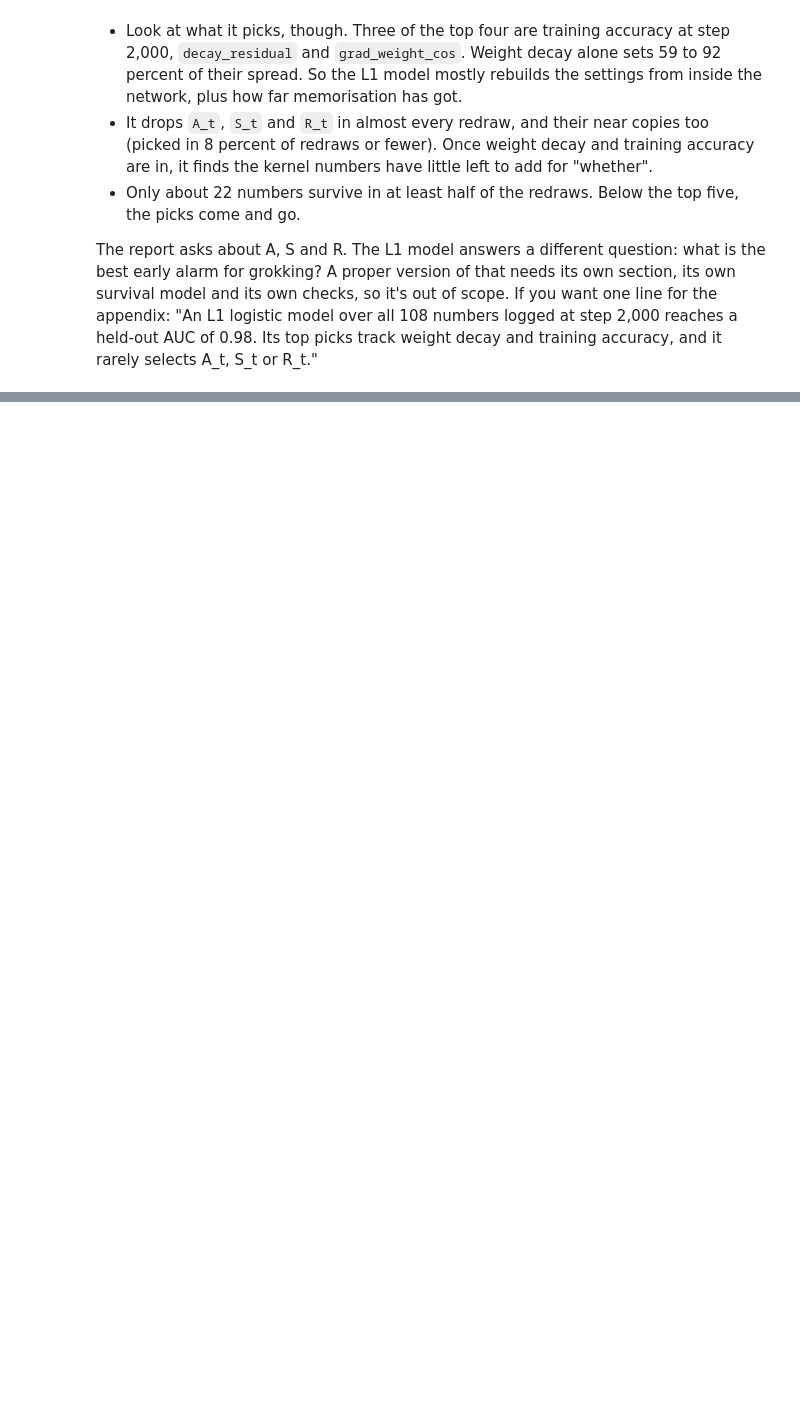
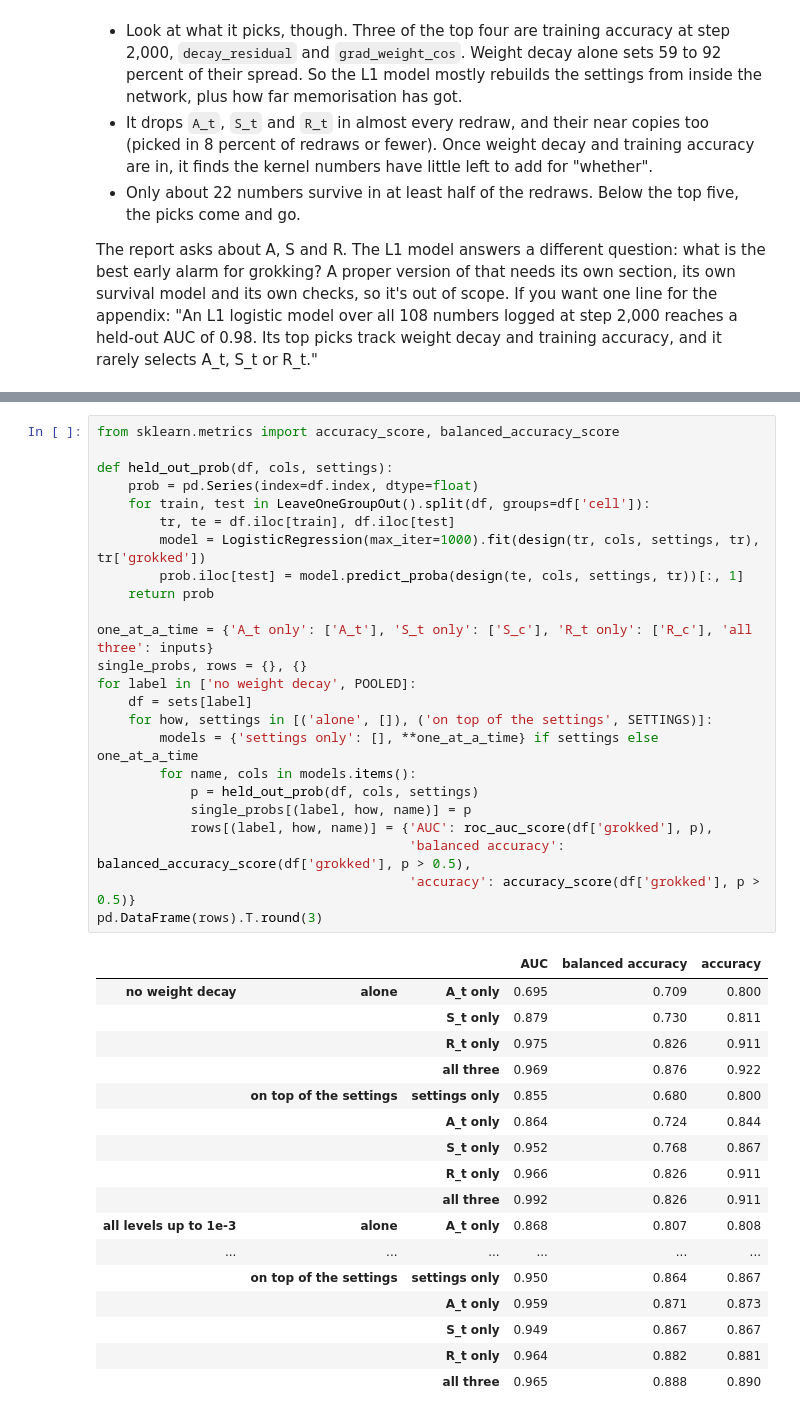
Before and after one commit to ZainAlSaffi-Dev/STAT3007, a Jupyter notebook: model_fitting/audit.ipynb, the cells around one changed output, grey strips where cells are left out. Cells and saved outputs as stored; diff of their text form; blank space fills up the shorter version.

```diff
--- a/model_fitting/audit.ipynb
+++ b/model_fitting/audit.ipynb
@@ -496,0 +510,42 @@ The report asks about A, S and R. The L1 model answers a different question: wha
+# %%
+from sklearn.metrics import accuracy_score, balanced_accuracy_score
+
+def held_out_prob(df, cols, settings):
+    prob = pd.Series(index=df.index, dtype=float)
+    for train, test in LeaveOneGroupOut().split(df, groups=df['cell']):
+        tr, te = df.iloc[train], df.iloc[test]
+        model = LogisticRegression(max_iter=1000).fit(design(tr, cols, settings, tr), tr['grokked'])
+        prob.iloc[test] = model.predict_proba(design(te, cols, settings, tr))[:, 1]
+    return prob
+
+one_at_a_time = {'A_t only': ['A_t'], 'S_t only': ['S_c'], 'R_t only': ['R_c'], 'all three': inputs}
+single_probs, rows = {}, {}
+for label in ['no weight decay', POOLED]:
+    df = sets[label]
+    for how, settings in [('alone', []), ('on top of the settings', SETTINGS)]:
+        models = {'settings only': [], **one_at_a_time} if settings else one_at_a_time
+        for name, cols in models.items():
+            p = held_out_prob(df, cols, settings)
+            single_probs[(label, how, name)] = p
+            rows[(label, how, name)] = {'AUC': roc_auc_score(df['grokked'], p),
+                                        'balanced accuracy': balanced_accuracy_score(df['grokked'], p > 0.5),
+                                        'accuracy': accuracy_score(df['grokked'], p > 0.5)}
+pd.DataFrame(rows).T.round(3)
+# %% [output]
+|  |  |  | AUC | balanced accuracy | accuracy |
+| no weight decay | alone | A_t only | 0.695 | 0.709 | 0.800 |
+|  |  | S_t only | 0.879 | 0.730 | 0.811 |
+|  |  | R_t only | 0.975 | 0.826 | 0.911 |
+|  |  | all three | 0.969 | 0.876 | 0.922 |
+|  | on top of the settings | settings only | 0.855 | 0.680 | 0.800 |
+|  |  | A_t only | 0.864 | 0.724 | 0.844 |
+|  |  | S_t only | 0.952 | 0.768 | 0.867 |
+|  |  | R_t only | 0.966 | 0.826 | 0.911 |
+|  |  | all three | 0.992 | 0.826 | 0.911 |
+| all levels up to 1e-3 | alone | A_t only | 0.868 | 0.807 | 0.808 |
+| ... | ... | ... | ... | ... | ... |
+|  | on top of the settings | settings only | 0.950 | 0.864 | 0.867 |
+|  |  | A_t only | 0.959 | 0.871 | 0.873 |
+|  |  | S_t only | 0.949 | 0.867 | 0.867 |
+|  |  | R_t only | 0.964 | 0.882 | 0.881 |
+|  |  | all three | 0.965 | 0.888 | 0.890 |
```
Also changed, not shown: parts of 14 cells of this notebook, 1 other file.
